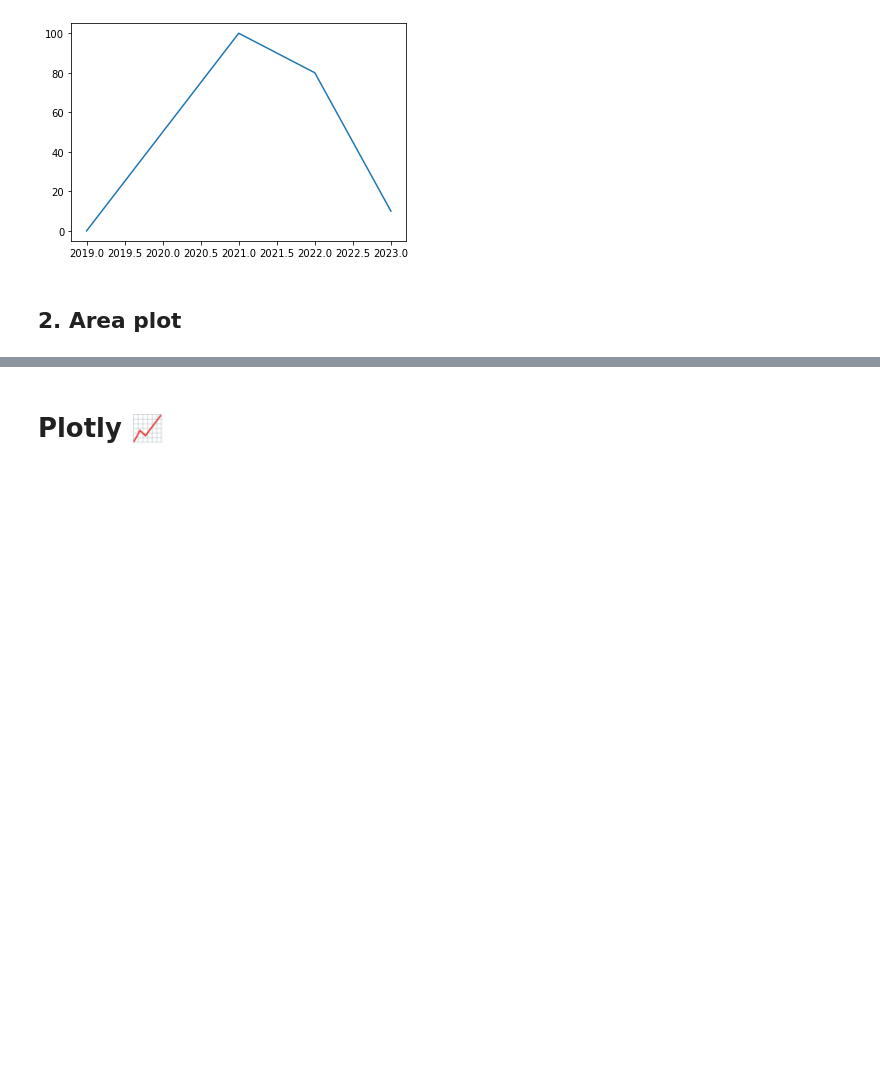
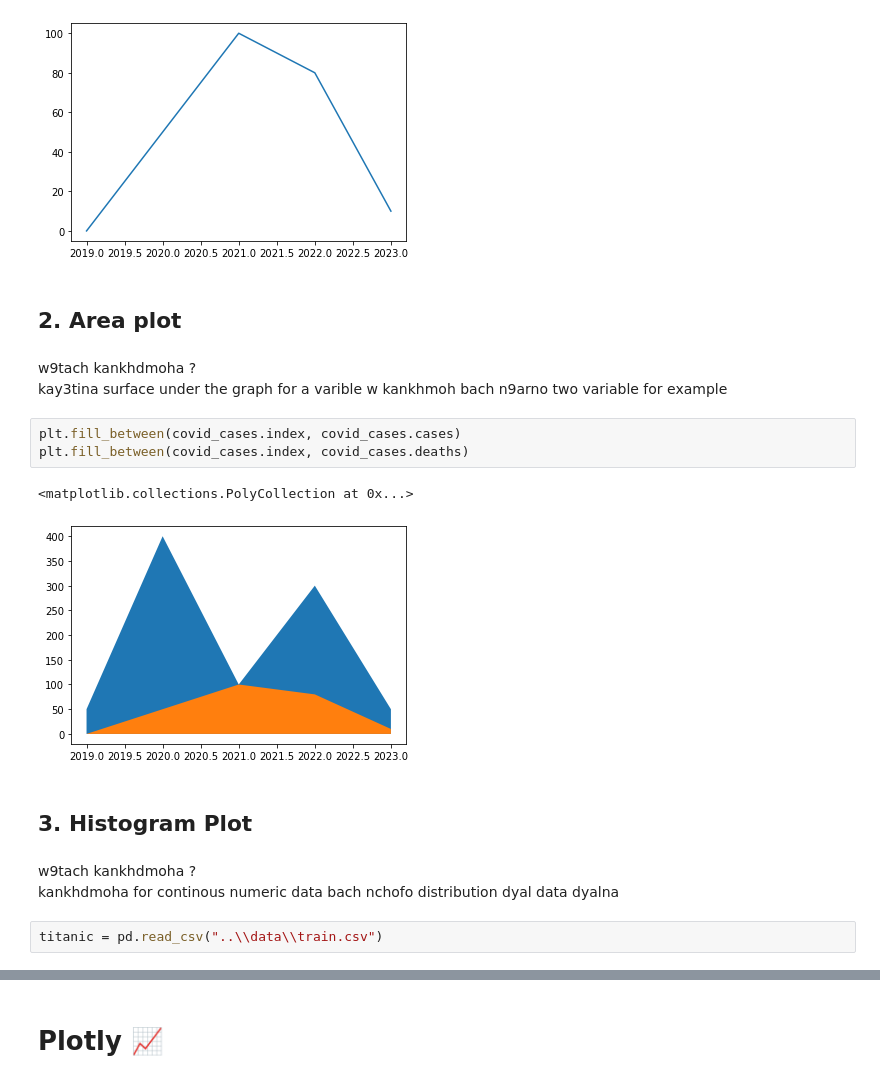
Before and after one commit to KOBeerose/Data-Science-Cell-Training, a Jupyter notebook: 5- Data Visualization/Data Visualization.ipynb, the cells around one changed output, grey strips where cells are left out. Cells and saved outputs as stored; diff of their text form; blank space fills up the shorter version.

Commit message:
11 plots

```diff
--- a/5- Data Visualization/Data Visualization.ipynb
+++ b/5- Data Visualization/Data Visualization.ipynb
@@ -44,3 +44,19 @@ plt.plot(covid_cases.deaths)
 [figure]
 # %% [markdown]
 <h2 id="area_plot">2. Area plot</h1>
+# %% [markdown]
+w9tach kankhdmoha ?
+<br>kay3tina surface under the graph for a varible w kankhmoh bach n9arno two variable for example
+# %%
+plt.fill_between(covid_cases.index, covid_cases.cases)
+plt.fill_between(covid_cases.index, covid_cases.deaths)
+# %% [output]
+<matplotlib.collections.PolyCollection at 0x...>
+[figure, added]
+# %% [markdown]
+<h2 id="hist">3. Histogram Plot</h1>
+# %% [markdown]
+w9tach kankhdmoha ?<br>
+kankhdmoha for continous numeric data bach nchofo distribution dyal data dyalna
+# %%
+titanic = pd.read_csv("..\\data\\train.csv")
```
Also changed, not shown: parts of 25 cells of this notebook.
